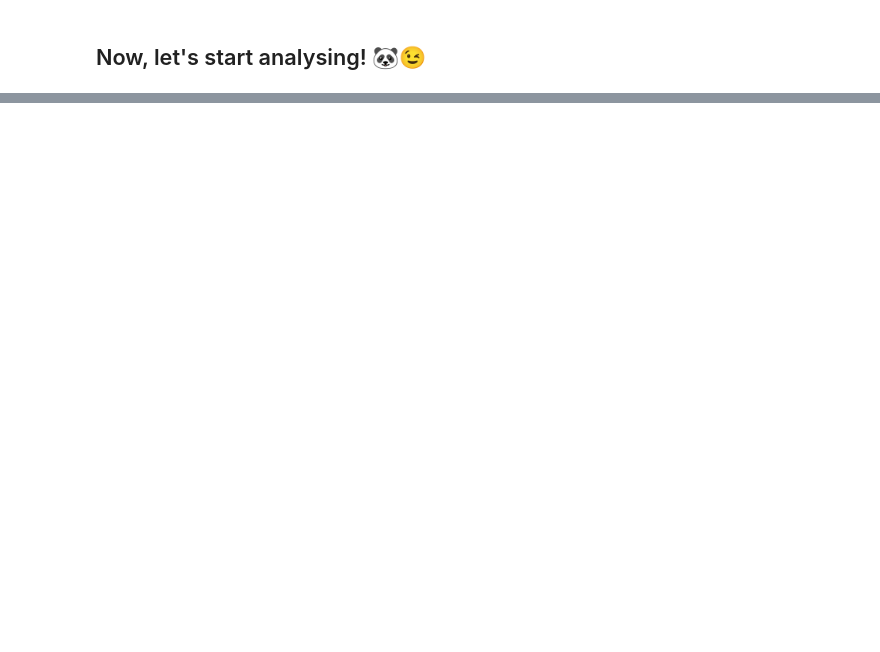
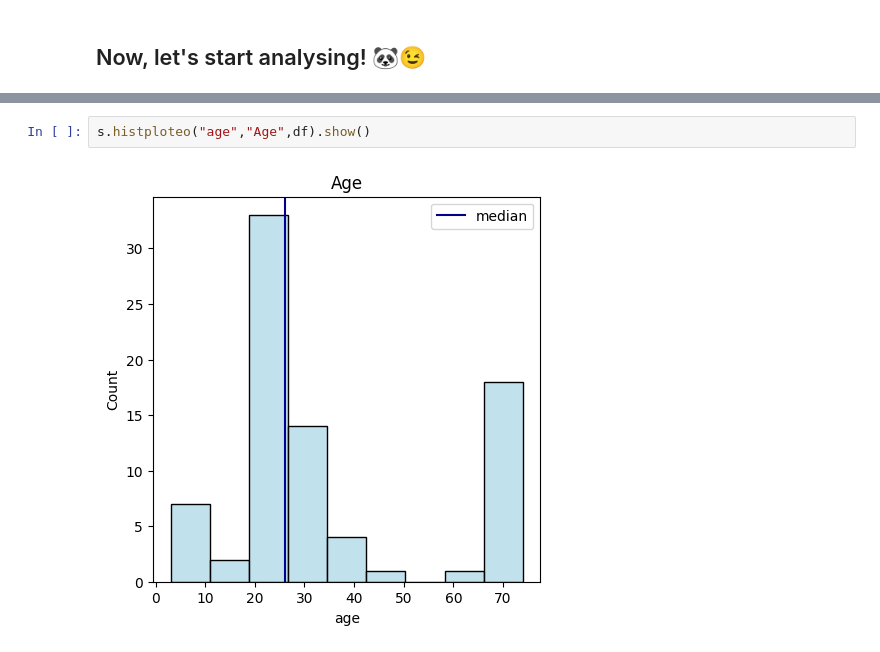
Before and after one commit to julistary/Madplanner-, a Jupyter notebook: estadisticas.ipynb, the cells around one changed output, grey strips where cells are left out. Saved outputs shown, nothing was run; the diff lists cells and outputs as text; blank space fills up the shorter version.

```diff
--- a/estadisticas.ipynb
+++ b/estadisticas.ipynb
@@ -136,0 +54,4 @@ df.sample(10)
+# %%
+s.histploteo("age","Age",df).show()
+# %% [output]
+[figure, added]
```
Also changed, not shown: parts of 42 cells of this notebook, 6 other files.
